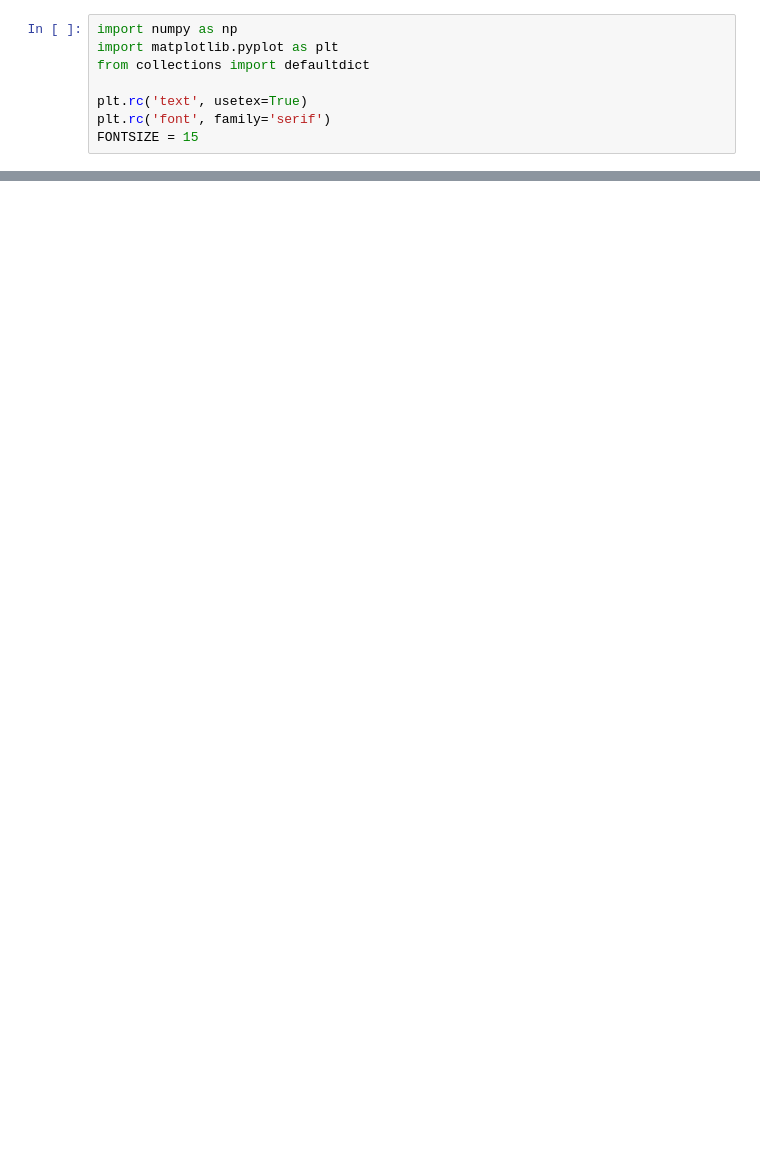
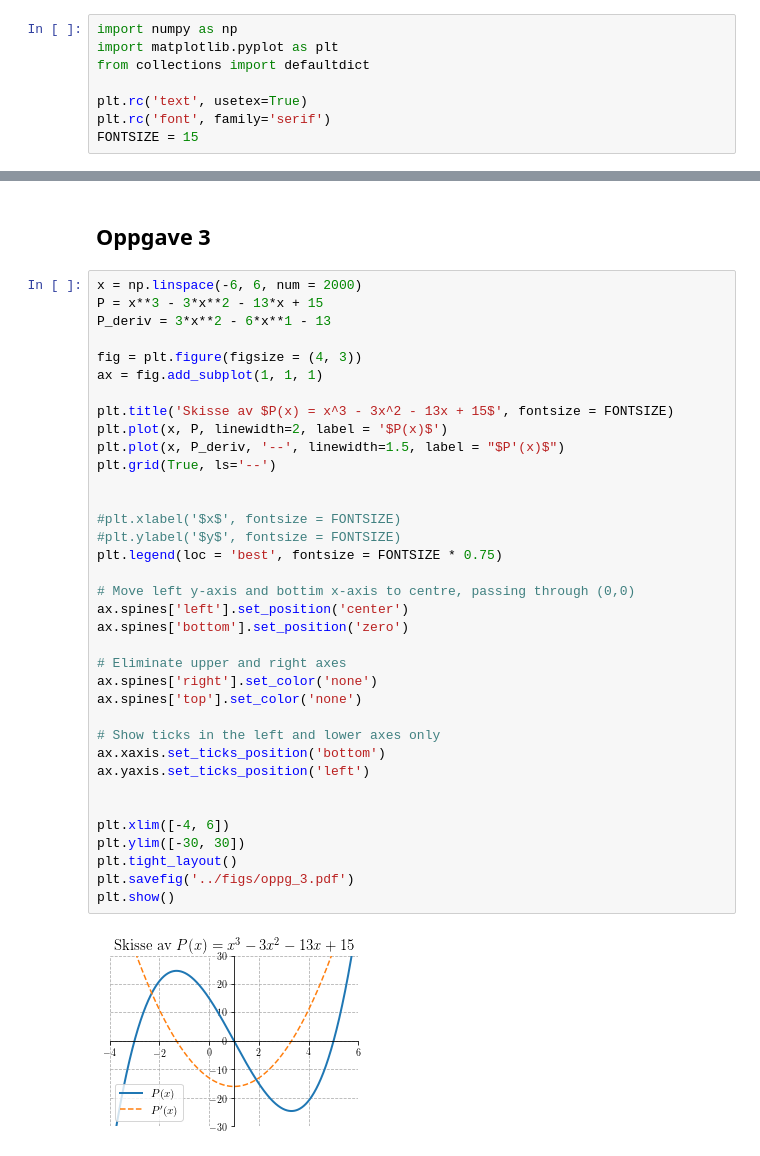
Before and after one commit to matematikk/vgs_eksamener, a Jupyter notebook: løsningsforslag/S2/S2_18V/code/figures S2 V2018.ipynb, the cells around one changed output, grey strips where cells are left out. Cells and saved outputs as stored; diff of their text form; blank space fills up the shorter version.

```diff
--- a/løsningsforslag/S2/S2_18V/code/figures S2 V2018.ipynb
+++ b/løsningsforslag/S2/S2_18V/code/figures S2 V2018.ipynb
@@ -126,0 +50,40 @@ plt.show()
+# %% [markdown]
+## Oppgave 3
+# %%
+x = np.linspace(-6, 6, num = 2000)
+P = x**3 - 3*x**2 - 13*x + 15
+P_deriv = 3*x**2 - 6*x**1 - 13
+
+fig = plt.figure(figsize = (4, 3))
+ax = fig.add_subplot(1, 1, 1)
+
+plt.title('Skisse av $P(x) = x^3 - 3x^2 - 13x + 15$', fontsize = FONTSIZE)
+plt.plot(x, P, linewidth=2, label = '$P(x)$')
+plt.plot(x, P_deriv, '--', linewidth=1.5, label = "$P'(x)$")
+plt.grid(True, ls='--')
+
+
+#plt.xlabel('$x$', fontsize = FONTSIZE)
+#plt.ylabel('$y$', fontsize = FONTSIZE)
+plt.legend(loc = 'best', fontsize = FONTSIZE * 0.75)
+
+# Move left y-axis and bottim x-axis to centre, passing through (0,0)
+ax.spines['left'].set_position('center')
+ax.spines['bottom'].set_position('zero')
+
+# Eliminate upper and right axes
+ax.spines['right'].set_color('none')
+ax.spines['top'].set_color('none')
+
+# Show ticks in the left and lower axes only
+ax.xaxis.set_ticks_position('bottom')
+ax.yaxis.set_ticks_position('left')
+
+
+plt.xlim([-4, 6])
+plt.ylim([-30, 30])
+plt.tight_layout()
+plt.savefig('../figs/oppg_3.pdf')
+plt.show()
+# %% [output]
+[figure, added]
```
Also changed, not shown: parts of 5 cells of this notebook, 6 other files.
